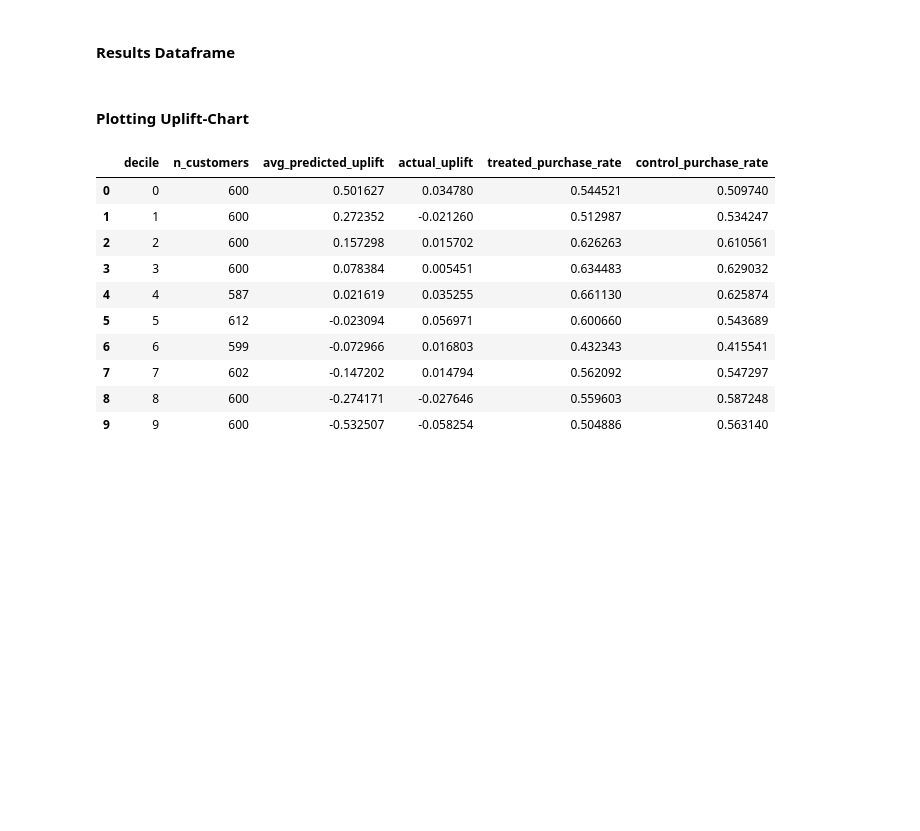
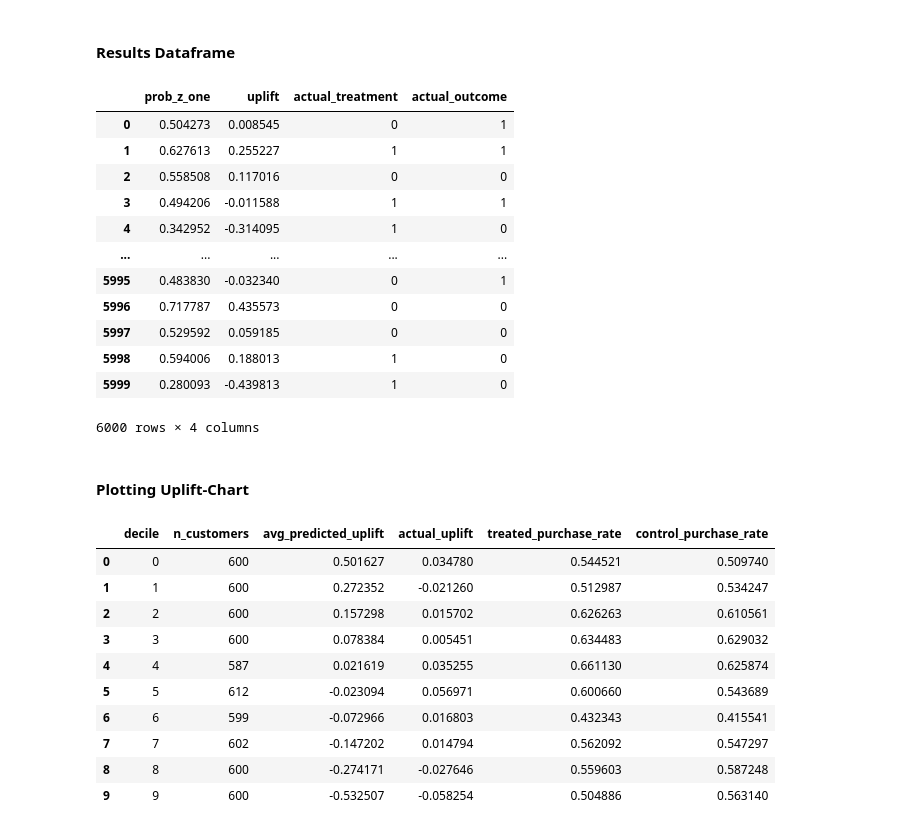
Before and after one commit to MaxAlexStumpf/Uplift-Modeling, a Jupyter notebook: Code/uplift.ipynb, the cells around one changed output. Saved outputs shown, nothing was run; the diff lists cells and outputs as text; code cells hidden in the pictures; blank space fills up the shorter version.

```diff
--- a/Code/uplift.ipynb
+++ b/Code/uplift.ipynb
@@ -327,10 +327,25 @@ plt.show()
 # %%
 results_trans = pd.DataFrame({
     'prob_z_one': prob_z_one,
     'uplift': uplift_predictions_trans,
     'actual_treatment': X_test['treatment'].values,
     'actual_outcome': y_test.values
 })
+results_trans
+# %% [output]
+|  | prob_z_one | uplift | actual_treatment | actual_outcome |
+| 0 | 0.504273 | 0.008545 | 0 | 1 |
+| 1 | 0.627613 | 0.255227 | 1 | 1 |
+| 2 | 0.558508 | 0.117016 | 0 | 0 |
+| 3 | 0.494206 | -0.011588 | 1 | 1 |
+| 4 | 0.342952 | -0.314095 | 1 | 0 |
+| ... | ... | ... | ... | ... |
+| 5995 | 0.483830 | -0.032340 | 0 | 1 |
+| 5996 | 0.717787 | 0.435573 | 0 | 0 |
+| 5997 | 0.529592 | 0.059185 | 0 | 0 |
+| 5998 | 0.594006 | 0.188013 | 1 | 0 |
+| 5999 | 0.280093 | -0.439813 | 1 | 0 |
+6000 rows × 4 columns
 # %% [markdown]
 #### Plotting Uplift-Chart ####
 # %%
```
Also changed, not shown: parts of 11 cells of this notebook, 2 other files.
